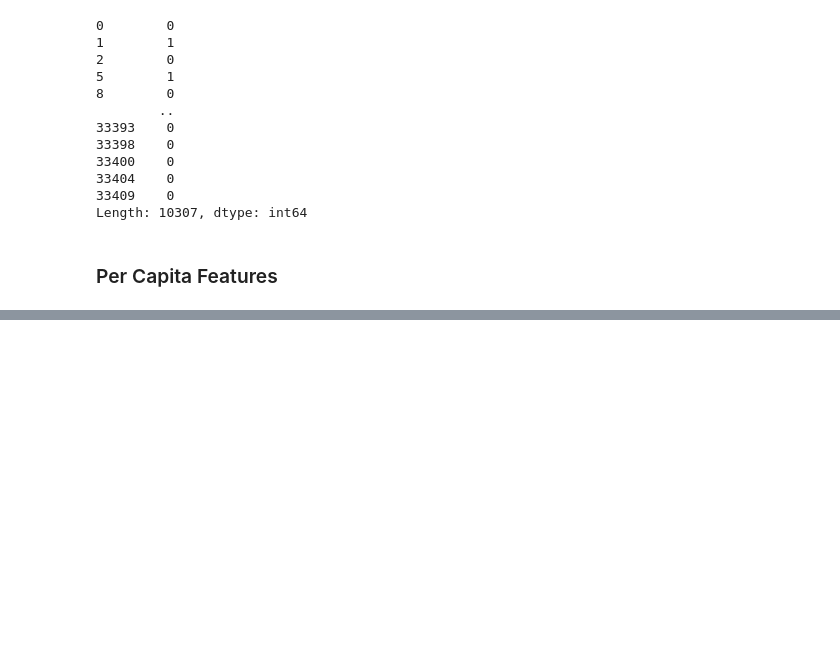
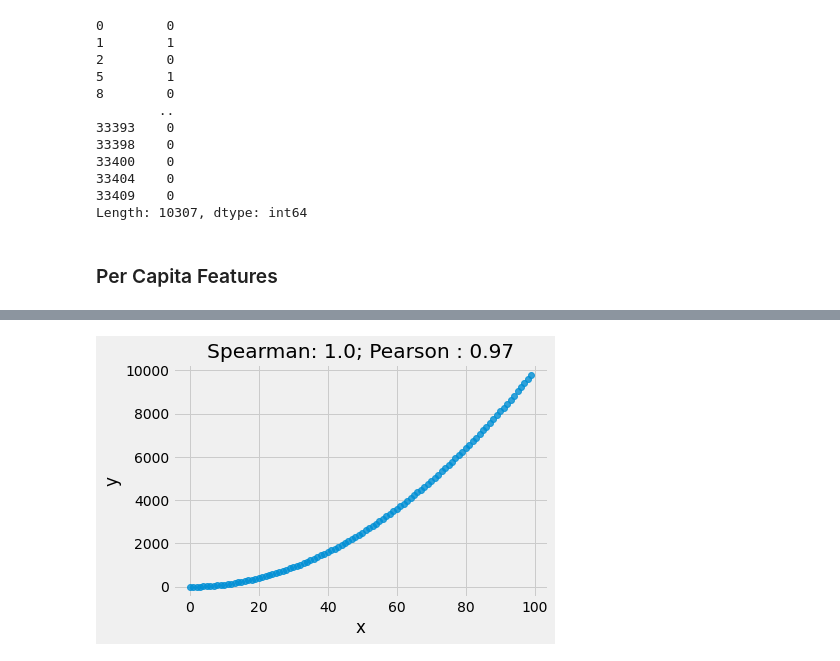
Before and after one commit to brandnewmin/kagglestudy, a Jupyter notebook: costa-rican-household-poverty-level-prediction-2.ipynb, the cells around one changed output, grey strips where cells are left out. Cells and saved outputs as stored; diff of their text form; code cells hidden in the pictures; blank space fills up the shorter version.

```diff
--- a/costa-rican-household-poverty-level-prediction-2.ipynb
+++ b/costa-rican-household-poverty-level-prediction-2.ipynb
@@ -767,0 +782,16 @@ Length: 10307, dtype: int64
+# %%
+def plot_corrs(x,y):
+    "plot data and show the spearman and pearson correlation"
+    spr = spearmanr(x,y).correlation
+    pcr = np.corrcoef(x,y)[0,1]
+
+    data = pd.DataFrame({'x':x,'y':y})
+    plt.figure(figsize = (6,4))
+    sns.regplot('x','y',data= data, fit_reg = False)
+    plt.title(f'Spearman: {round(spr,2)}; Pearson : {round(pcr,2)}')
+# %%
+x = np.array(range(100))
+y = x ** 2
+plot_corrs(x,y)
+# %% [output]
+[figure, added]
```
Also changed, not shown: parts of 26 cells of this notebook.
